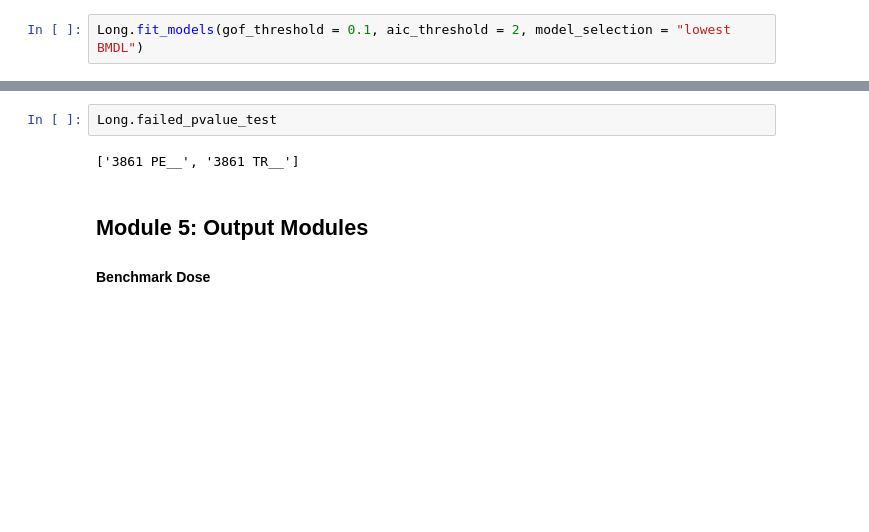
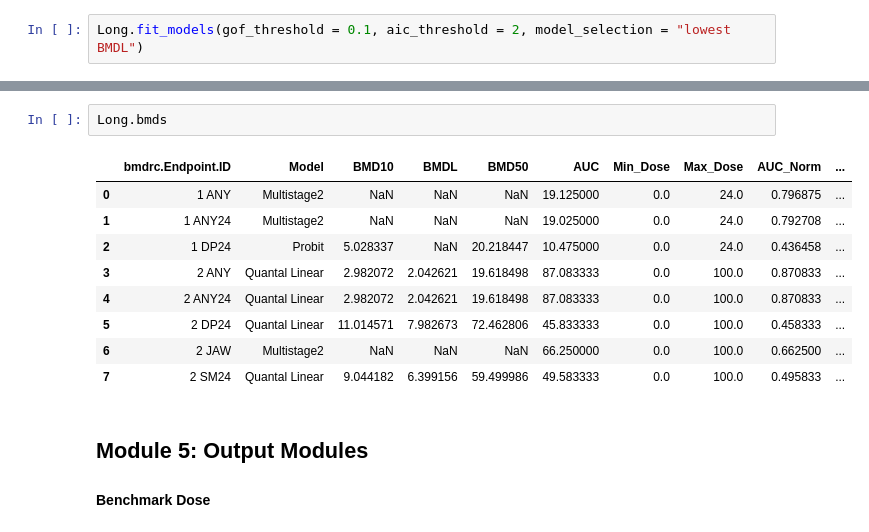
Before and after one commit to PNNL-CompBio/bmdrc, a Jupyter notebook: dev_tests/binary_class_tests.ipynb, the cells around one changed output, grey strips where cells are left out. Cells and saved outputs as stored; diff of their text form; blank space fills up the shorter version.

```diff
--- a/dev_tests/binary_class_tests.ipynb
+++ b/dev_tests/binary_class_tests.ipynb
@@ -202,7 +158,15 @@ Long.bmds_filtered
 # %%
-Long.failed_pvalue_test
+Long.bmds
 # %% [output]
-['3861 PE__', '3861 TR__']
+|  | bmdrc.Endpoint.ID | Model | BMD10 | BMDL | BMD50 | AUC | Min_Dose | Max_Dose | AUC_Norm | ... |
+| 0 | 1 ANY | Multistage2 | NaN | NaN | NaN | 19.125000 | 0.0 | 24.0 | 0.796875 | ... |
+| 1 | 1 ANY24 | Multistage2 | NaN | NaN | NaN | 19.025000 | 0.0 | 24.0 | 0.792708 | ... |
+| 2 | 1 DP24 | Probit | 5.028337 | NaN | 20.218447 | 10.475000 | 0.0 | 24.0 | 0.436458 | ... |
+| 3 | 2 ANY | Quantal Linear | 2.982072 | 2.042621 | 19.618498 | 87.083333 | 0.0 | 100.0 | 0.870833 | ... |
+| 4 | 2 ANY24 | Quantal Linear | 2.982072 | 2.042621 | 19.618498 | 87.083333 | 0.0 | 100.0 | 0.870833 | ... |
+| 5 | 2 DP24 | Quantal Linear | 11.014571 | 7.982673 | 72.462806 | 45.833333 | 0.0 | 100.0 | 0.458333 | ... |
+| 6 | 2 JAW | Multistage2 | NaN | NaN | NaN | 66.250000 | 0.0 | 100.0 | 0.662500 | ... |
+| 7 | 2 SM24 | Quantal Linear | 9.044182 | 6.399156 | 59.499986 | 49.583333 | 0.0 | 100.0 | 0.495833 | ... |
 # %% [markdown]
 ## Module 5: Output Modules
 
```
Also changed, not shown: parts of 25 cells of this notebook, 3 other files.
